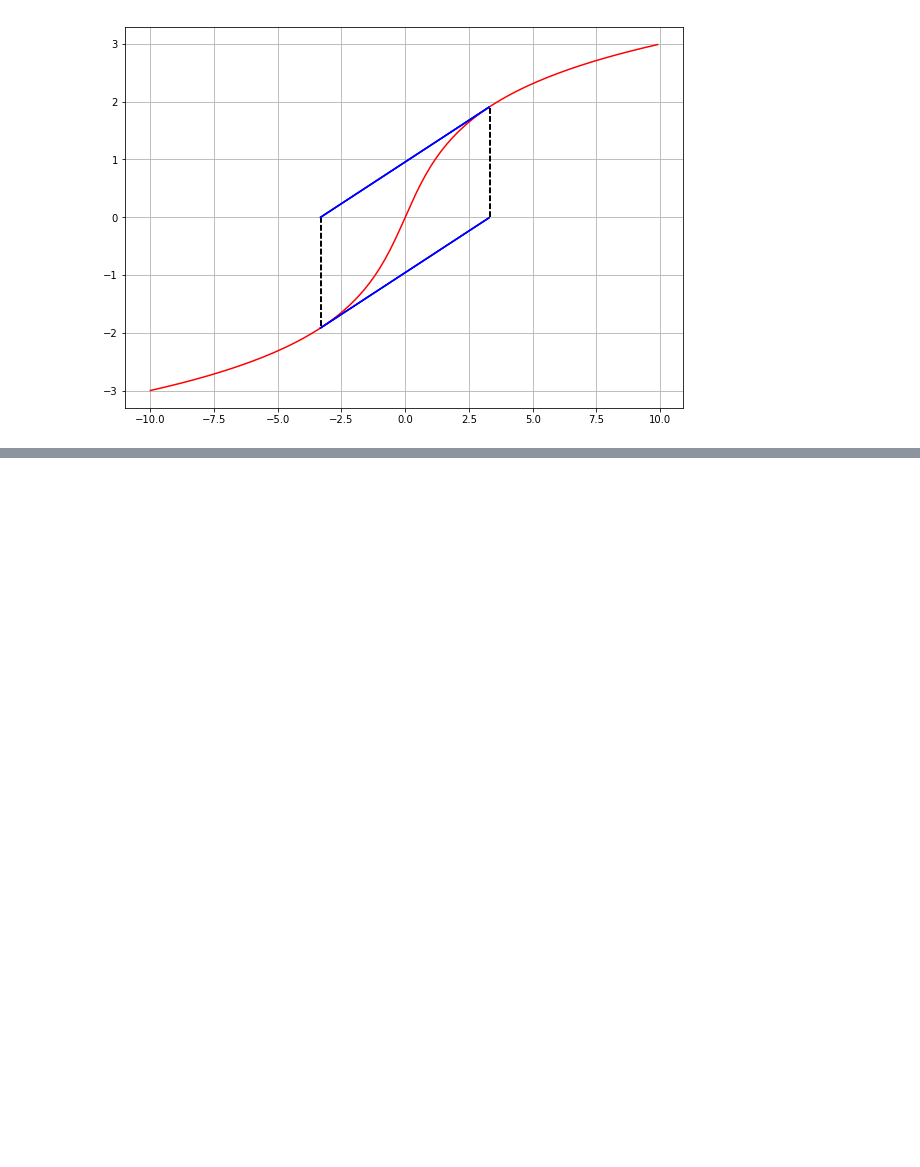
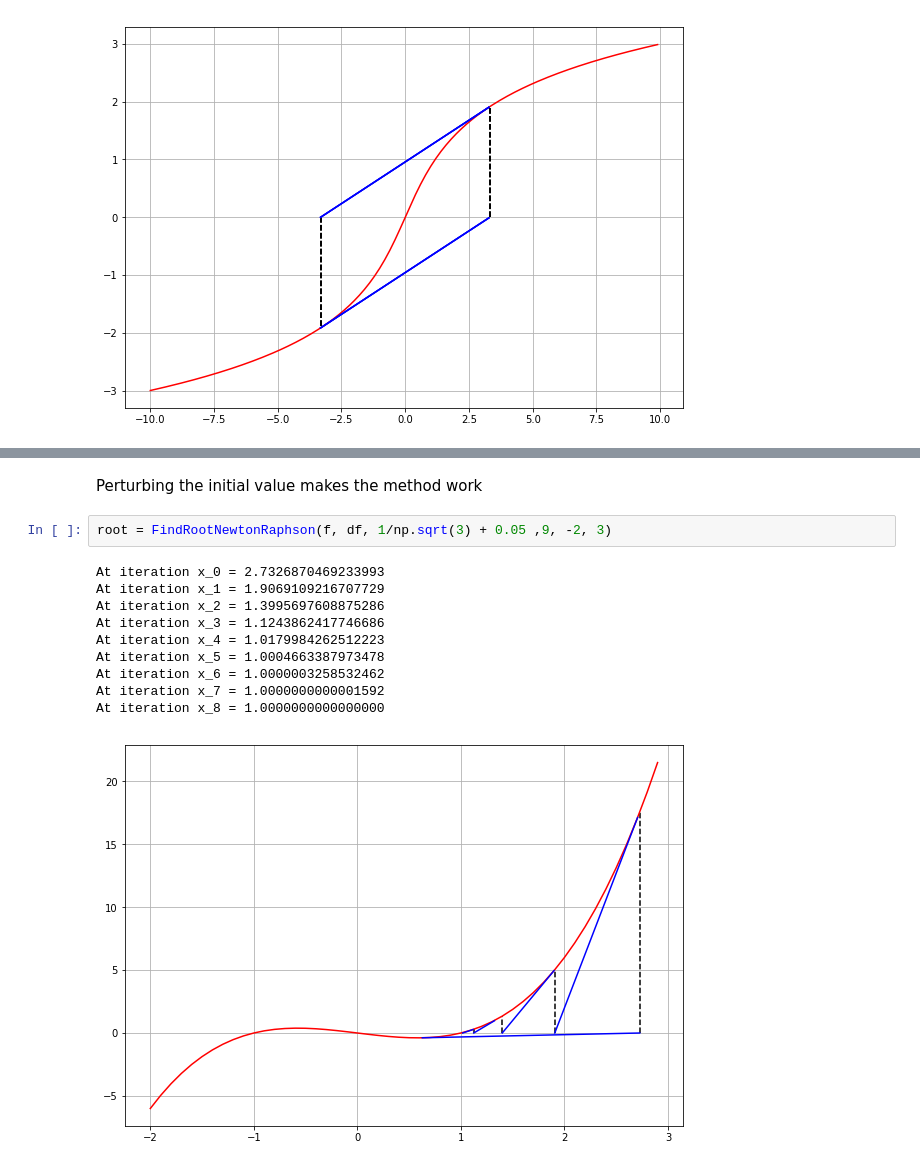
Before and after one commit to nielsw2/ACM20030-Examples, a Jupyter notebook: RootFinding/Newton-Raphson-visualize.ipynb, the cells around one changed output, grey strips where cells are left out. Drawn from its saved outputs; the diff is of its cells as text; blank space fills up the shorter version.

```diff
--- a/RootFinding/Newton-Raphson-visualize.ipynb
+++ b/RootFinding/Newton-Raphson-visualize.ipynb
@@ -124,0 +151,15 @@ At iteration x_5 = 3.3198263863951483
+# %% [markdown]
+Perturbing the initial value makes the method work
+# %%
+root = FindRootNewtonRaphson(f, df, 1/np.sqrt(3) + 0.05 ,9, -2, 3)
+# %% [output]
+At iteration x_0 = 2.7326870469233993
+At iteration x_1 = 1.9069109216707729
+At iteration x_2 = 1.3995697608875286
+At iteration x_3 = 1.1243862417746686
+At iteration x_4 = 1.0179984262512223
+At iteration x_5 = 1.0004663387973478
+At iteration x_6 = 1.0000003258532462
+At iteration x_7 = 1.0000000000001592
+At iteration x_8 = 1.0000000000000000
+[figure, added]
```
Also changed, not shown: parts of 5 cells of this notebook.
